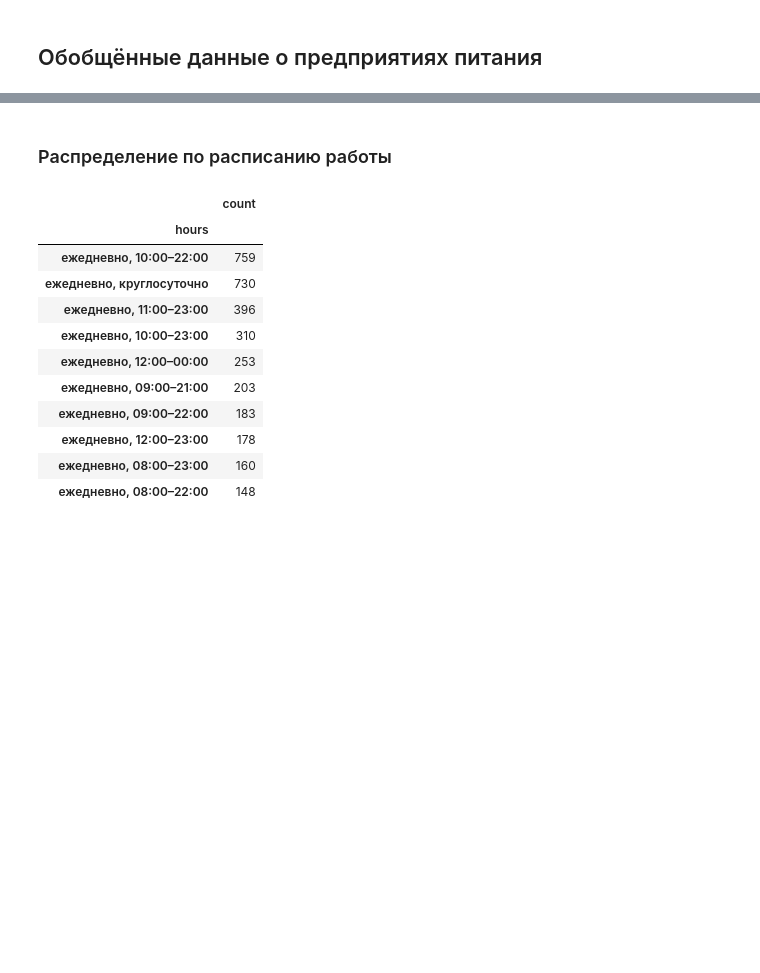
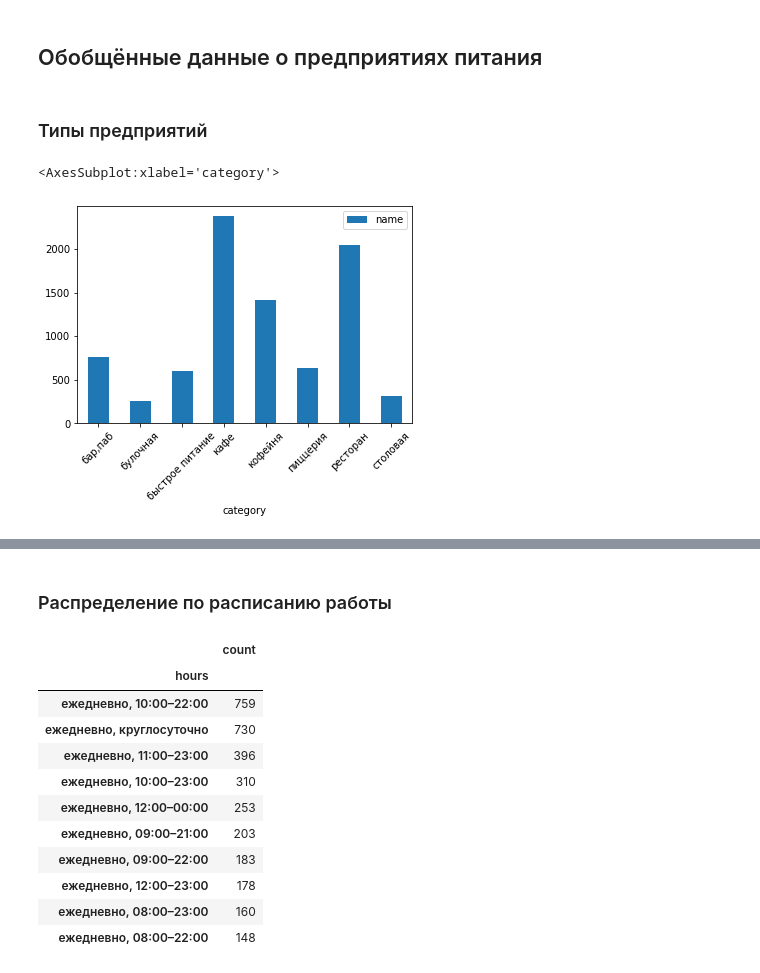
Before and after one commit to okeangel/da_portfolio, a Jupyter notebook: practicum/week_21_presentation.ipynb, the cells around one changed output, grey strips where cells are left out. Drawn from its saved outputs; the diff is of its cells as text; code cells hidden in the pictures; blank space fills up the shorter version.

```diff
--- a/practicum/week_21_presentation.ipynb
+++ b/practicum/week_21_presentation.ipynb
@@ -535,2 +535,10 @@ places.sample(5)
 # %% [markdown]
 ## Обобщённые данные о предприятиях питания
+# %% [markdown]
+### Типы предприятий
+# %%
+places.groupby('category').agg({'name': 'count'}).plot.bar(
+    figsize=FIGSIZE, rot=45, title='Количество ')
+# %% [output]
+<AxesSubplot:xlabel='category'>
+[figure, added]
```
Also changed, not shown: parts of 7 cells of this notebook.
